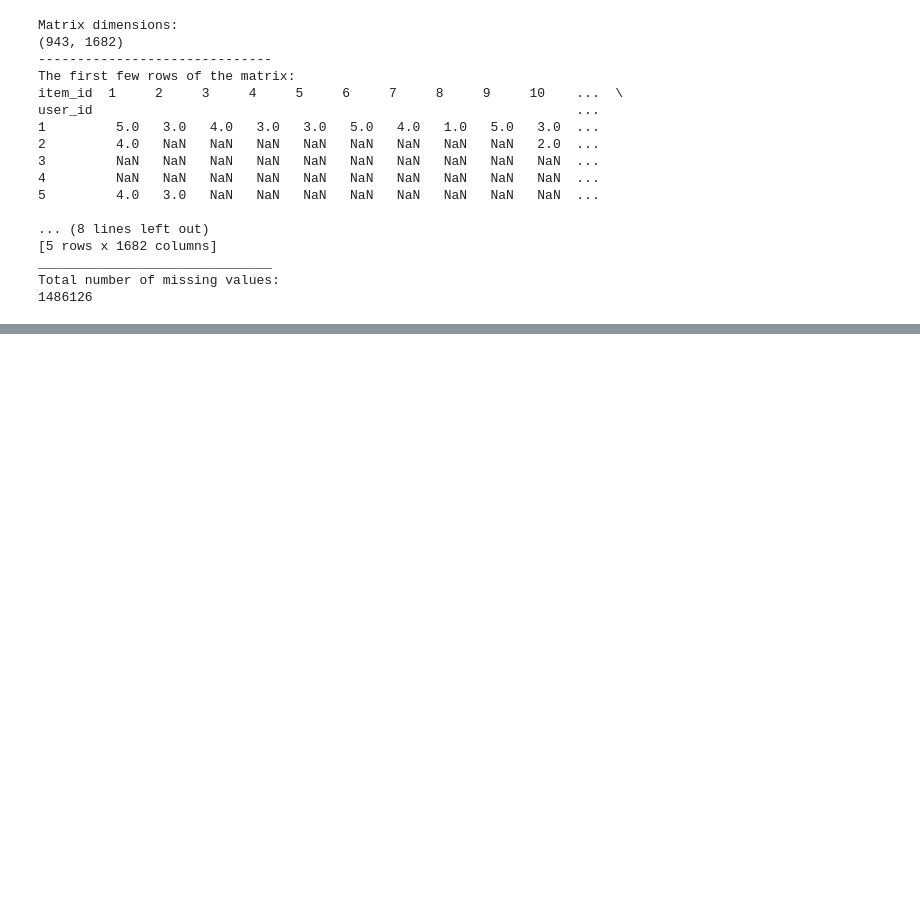
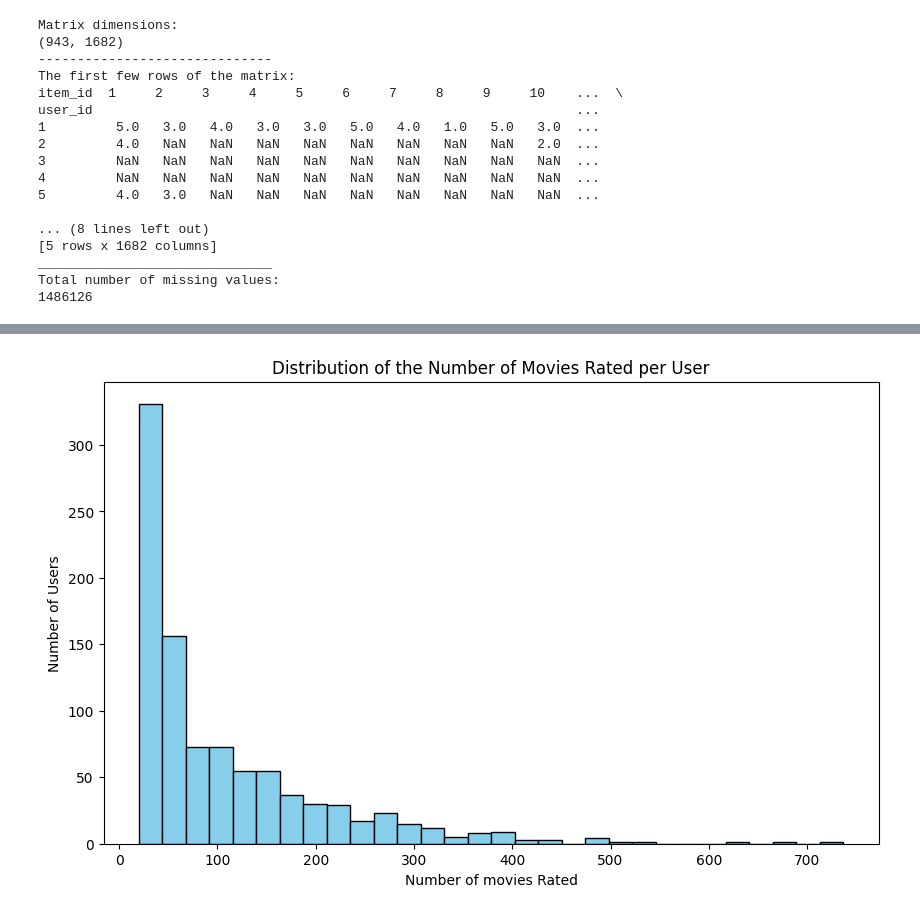
Before and after one commit to BitNebulaV7/movie_recommender_knn_pca, a Jupyter notebook: notebooks/movie_recommender.ipynb, the cells around one changed output, grey strips where cells are left out. Cells and saved outputs as stored; diff of their text form; code cells hidden in the pictures; blank space fills up the shorter version.

```diff
--- a/notebooks/movie_recommender.ipynb
+++ b/notebooks/movie_recommender.ipynb
@@ -108,0 +289,11 @@ Length: 943, dtype: int64
+# %%
+import matplotlib.pyplot as plt
+
+plt.figure(figsize=(10,6))
+plt.hist(user_ratings_count, bins=30, edgecolor='black', color='skyblue')
+plt.xlabel('Number of movies Rated')
+plt.ylabel('Number of Users')
+plt.title('Distribution of the Number of Movies Rated per User')
+plt.show()
+# %% [output]
+[figure, added]
```
Also changed, not shown: parts of 10 cells of this notebook.
